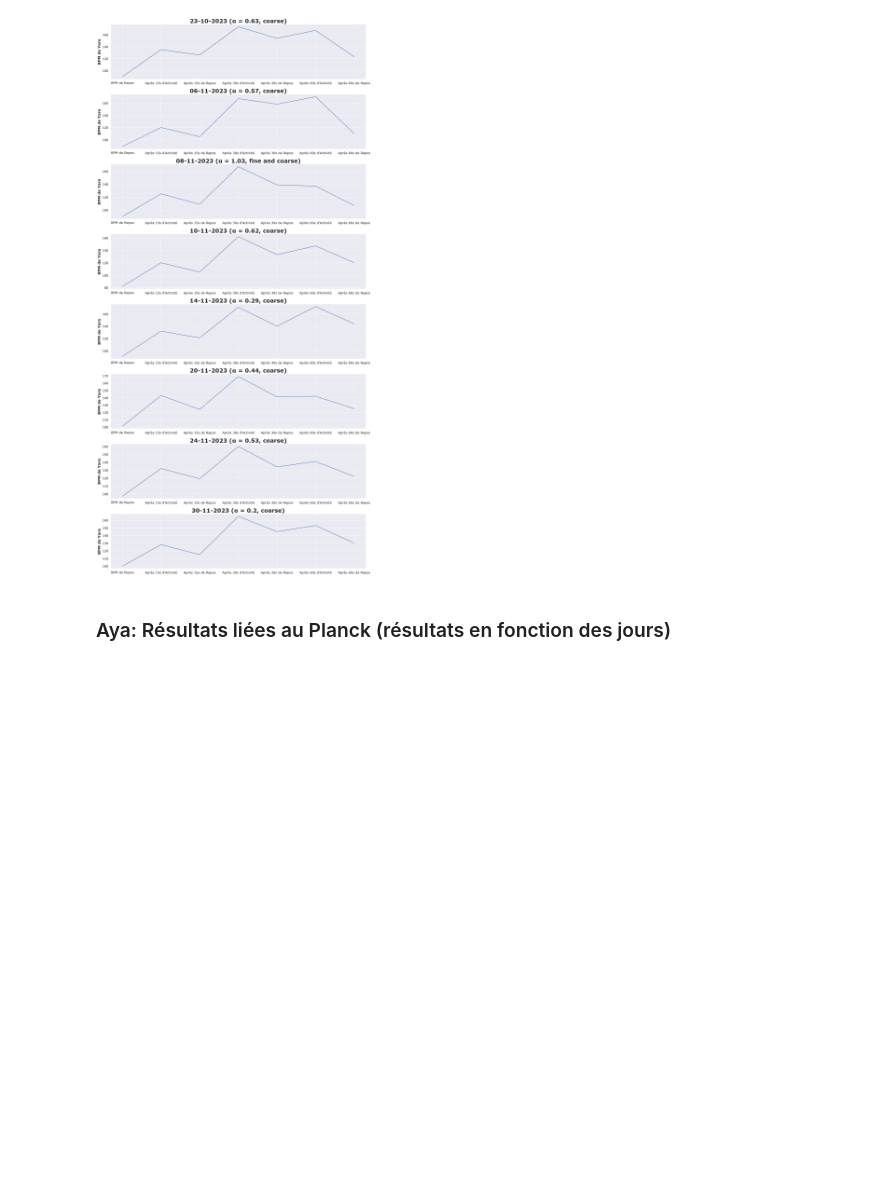
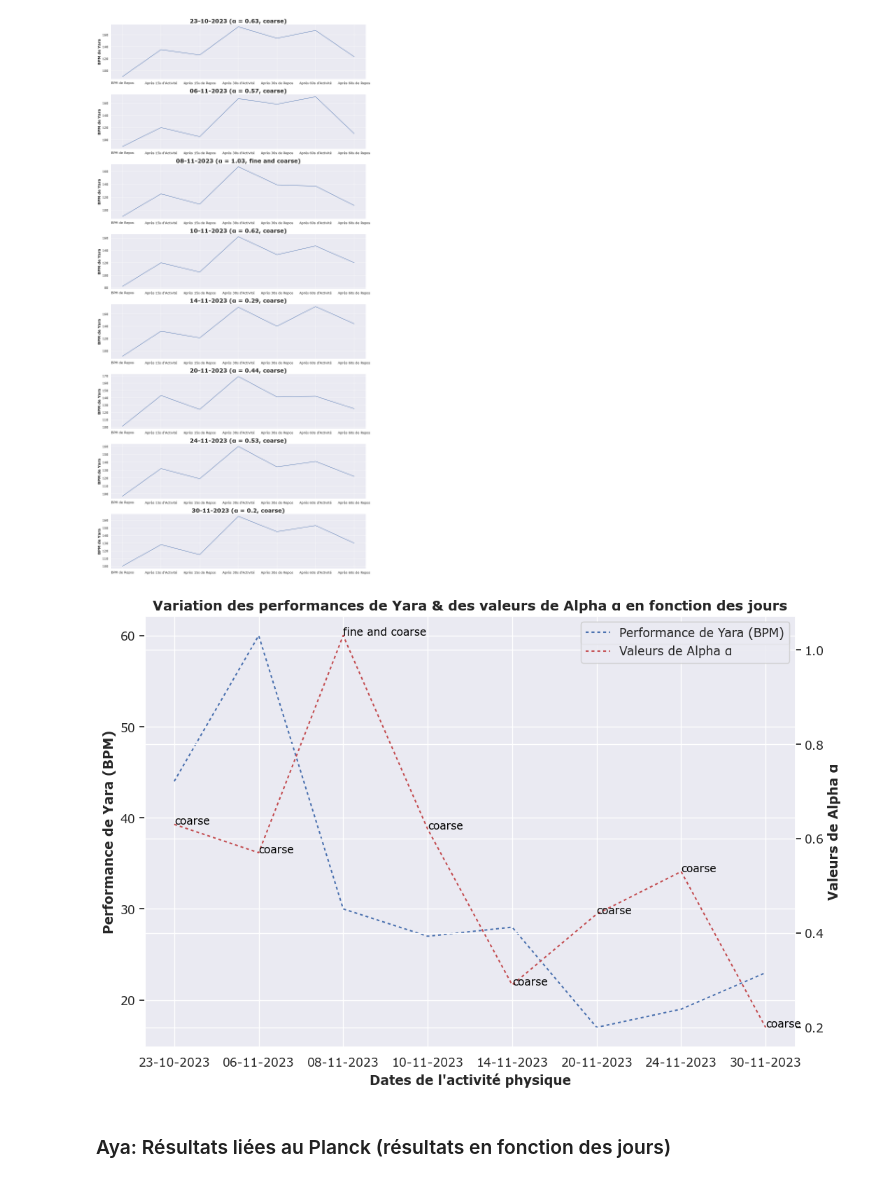
Before and after one commit to Kibalchish47/CalisphAir-LFLV-2023, a Jupyter notebook: code version 1/visualisation de données.ipynb, the cells around one changed output. Cells and saved outputs as stored; diff of their text form; code cells hidden in the pictures; blank space fills up the shorter version.

Commit message:
Nouveau graphique

```diff
--- a/code version 1/visualisation de données.ipynb
+++ b/code version 1/visualisation de données.ipynb
@@ -105,6 +105,13 @@ len(athlete_results_yara_after60s_exercise) =  8
 len(athlete_results_yara_after60s_rest) =  8
 len(alpha_values) =  8
 len(particle_size) =  8
+# %%
+# Différences entre BPM après 60s d'exercices et 60 secondes de repos de Yara
+differences_yara = []
+
+for i in range(len(athlete_results_yara_after60s_exercise)):
+    difference_yara = athlete_results_yara_after60s_exercise[i] - athlete_results_yara_after60s_rest[i]
+    differences_yara.append(difference_yara)
 # %% [markdown]
 #### Données de Aya
 # %% [markdown]
@@ -164,6 +171,13 @@ len(athlete_results_aya_after60s_exercise) =  8
 len(athlete_results_aya_after60s_rest) =  8
 len(alpha_values) =  8
 len(particle_size) =  8
+# %%
+# Différences entre BPM après 60s d'exercices et 60 secondes de repos de Yara
+differences_aya = []
+
+for i in range(len(athlete_results_aya_after60s_exercise)):
+    difference_aya = athlete_results_aya_after60s_exercise[i] - athlete_results_aya_after60s_rest[i]
+    differences_aya.append(difference_aya)
 # %%
 # Créer les "labels" de l'axe des abscisses (pour les graphiques)
 x_labels = ["BPM de Repos",
@@ -252,6 +266,55 @@ plt.tight_layout()
 plt.show()
 # %% [output]
 [figure]
+# %%
+# Graphique Commun
+sns.set_theme(font_scale=1.12, font="Verdana")
+fig, ax1 = plt.subplots(figsize=(12, 8))
+
+# Créer le second axe
+ax2 = ax1.twinx()
+
+# Graphique des Performances de Yara (pour le premier graphique des y)
+yara_line = sns.lineplot(
+    x=dates, y=differences_yara,
+    ax=ax1, style=True,
+    color='b', dashes=[(2, 2)],
+    label="Performance de Yara (BPM)", legend=False
+)
+yara_line.legend(loc="upper right")
+
+# Graphique des valeurs de Alpha (pour le deuxième graphique des y)
+alpha_line = sns.lineplot(
+    x=dates, y=alpha_values,
+    ax=ax2, style=True,
+    color='r', dashes=[(2, 2)],
+    label="Valeurs de Alpha α", legend=False
+)
+alpha_line.legend(loc="upper left")
+
+# Tailles des particules
+for i in range(len(dates)):
+    ax2.text(dates[i], alpha_values[i], particle_size[i], horizontalalignment='left', size='small', color='black')
+
+# Les labels
+ax1.set_xlabel("Dates de l'activité physique", fontweight="bold")
+ax1.set_ylabel("Performance de Yara (BPM)", fontweight="bold")
+ax2.set_ylabel("Valeurs de Alpha α", fontweight="bold")
+
+# Le titre du graphique
+plt.title("Variation des performances de Yara & des valeurs de Alpha α en fonction des jours", fontweight="bold", fontsize=14)
+
+# Rotation de l'axe des x
+plt.xticks(rotation=45)
+
+# Combiner les légendes
+lines, labels = ax1.get_legend_handles_labels()
+lines2, labels2 = ax2.get_legend_handles_labels()
+ax2.legend(lines + lines2, labels + labels2, loc='upper right')
+
+plt.show()
+# %% [output]
+[figure, added]
 # %% [markdown]
 ### Aya: Résultats liées au Planck (résultats en fonction des jours)
 # %%
```
Also changed, not shown: parts of 2 cells of this notebook.
